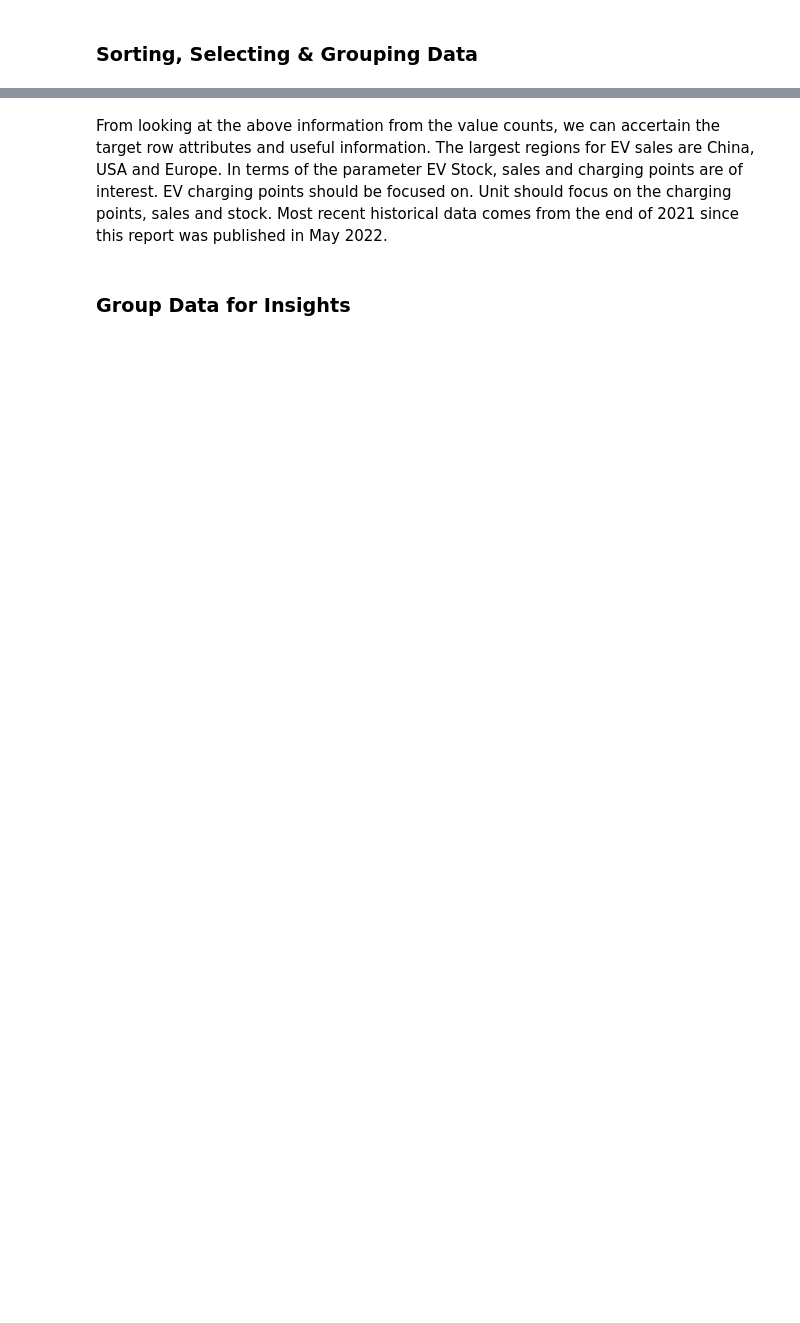
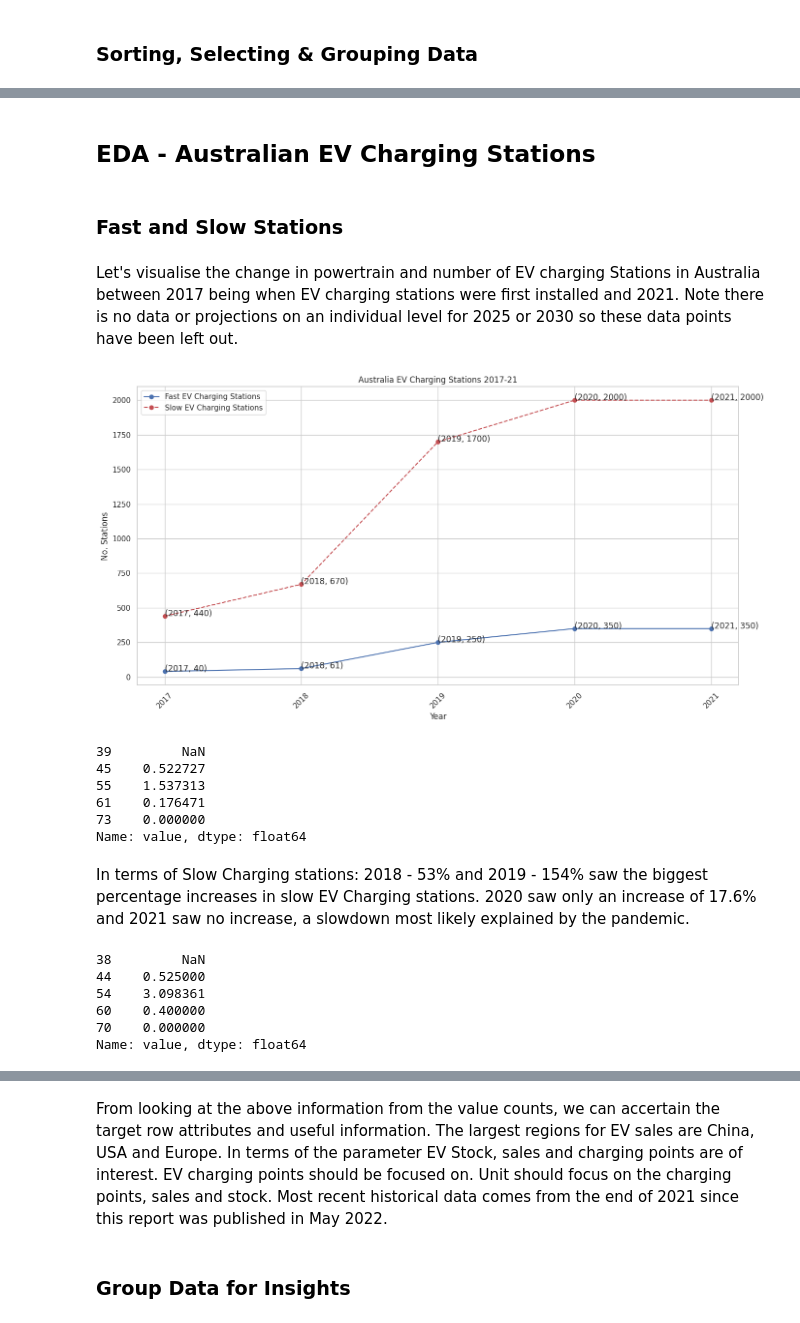
Before and after one commit to Chameleon-company/EVCFLO, a Jupyter notebook: Data Science - EV Stations/EDA - EV Charging Stations around the world/EDA - World EV Charging Stations .ipynb, the cells around one changed output, grey strips where cells are left out. Cells and saved outputs as stored; diff of their text form; code cells hidden in the pictures; blank space fills up the shorter version.

```diff
--- a/Data Science - EV Stations/EDA - EV Charging Stations around the world/EDA - World EV Charging Stations .ipynb
+++ b/Data Science - EV Stations/EDA - EV Charging Stations around the world/EDA - World EV Charging Stations .ipynb
@@ -93,0 +140,49 @@ ev.head()
+# %% [markdown]
+## EDA - Australian EV Charging Stations
+# %% [markdown]
+### Fast and Slow Stations
+# %% [markdown]
+Let's visualise the change in powertrain and number of EV charging Stations in Australia between 2017 being when EV charging stations were first installed and 2021. Note there is no data or projections on an individual level for 2025 or 2030 so these data points have been left out.
+# %%
+# Create scatterplot showing change in Aus charging stations over time.
+plt.figure(figsize=(16,8))
+ev_aus_fast = ev_aus[ev_aus['powertrain'] == 'Publicly available fast']
+ev_aus_slow = ev_aus[ev_aus['powertrain'] == 'Publicly available slow']
+
+plt.plot(ev_aus_fast.year, ev_aus_fast.value, linestyle='-', marker='o', color='b',  label = 'Fast EV Charging Stations')
+plt.plot(ev_aus_slow.year, ev_aus_slow.value, linestyle='--', marker='o', color='r',  label = 'Slow EV Charging Stations')
+
+plt.xlabel("Year")
+plt.ylabel("No. Stations")
+plt.legend()
+plt.title('Australia EV Charging Stations 2017-21')
+plt.xticks(ev_aus_fast.year, ev_aus_fast.year, rotation=45)
+
+# Show the data points for comparison of growth
+for xy in zip(ev_aus_fast.year, ev_aus_fast.value):
+   plt.annotate('(%.0f, %.0f)' % xy, xy=xy)
+
+for xy in zip(ev_aus_slow.year, ev_aus_slow.value):
+   plt.annotate('(%.0f, %.0f)' % xy, xy=xy)
+# %% [output]
+[figure, added]
+# %%
+ev_aus_slow['value'].pct_change(fill_method='ffill')
+# %% [output]
+39         NaN
+45    0.522727
+55    1.537313
+61    0.176471
+73    0.000000
+Name: value, dtype: float64
+# %% [markdown]
+In terms of Slow Charging stations: 2018 - 53% and 2019 - 154% saw the biggest percentage increases in slow EV Charging stations. 2020 saw only an increase of 17.6% and 2021 saw no increase, a slowdown most likely explained by the pandemic.
+# %%
+ev_aus_fast['value'].pct_change(fill_method='ffill')
+# %% [output]
+38         NaN
+44    0.525000
+54    3.098361
+60    0.400000
+70    0.000000
+Name: value, dtype: float64
```
Also changed, not shown: parts of 55 cells of this notebook.
